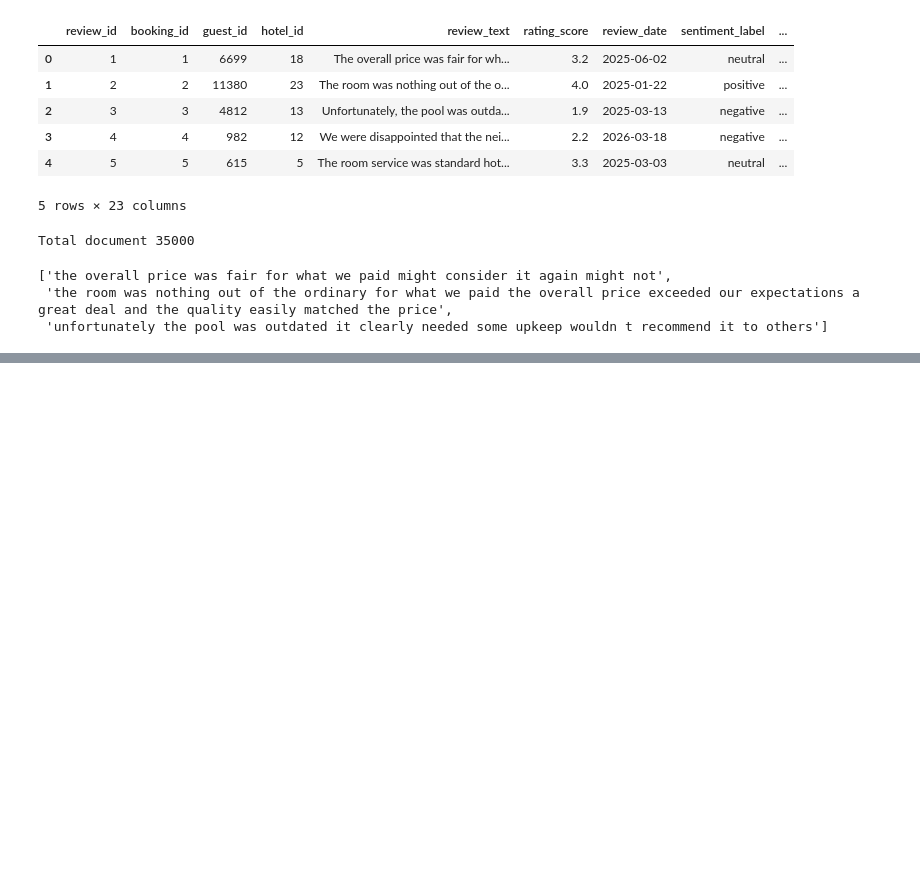
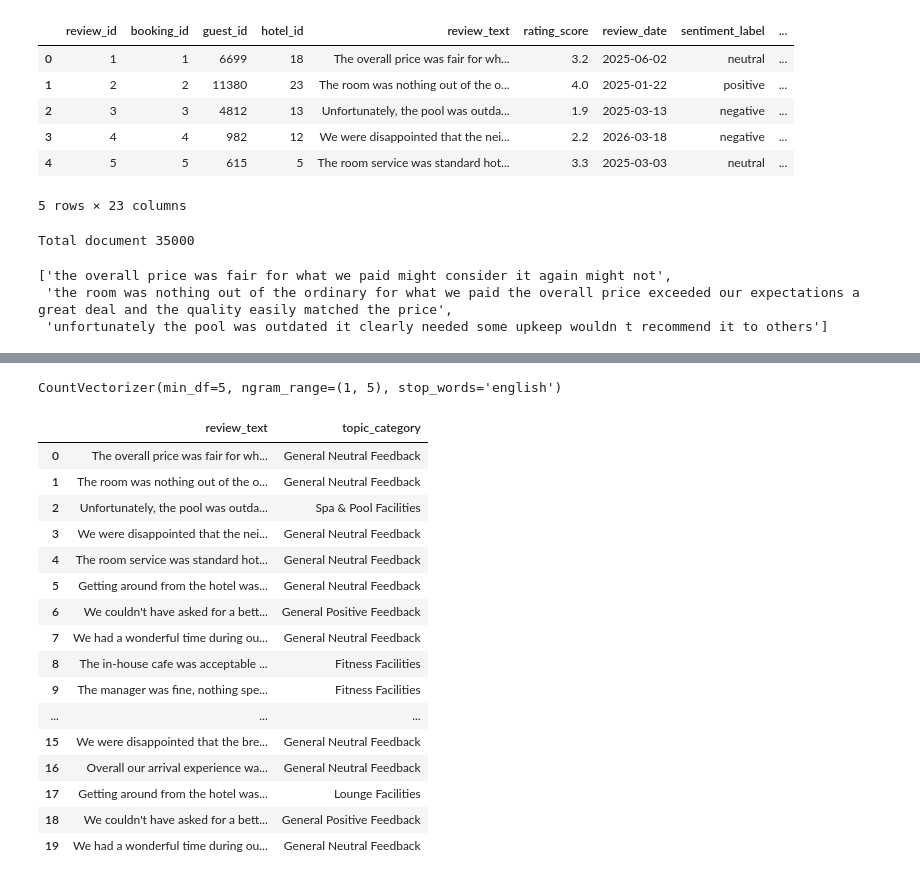
Before and after one commit to aderemi1224/Guest_Sentiment, a Jupyter notebook: notebook/03_topic_modelling.ipynb, the cells around one changed output, grey strips where cells are left out. Drawn from its saved outputs; the diff is of its cells as text; code cells hidden in the pictures; blank space fills up the shorter version.

```diff
--- a/notebook/03_topic_modelling.ipynb
+++ b/notebook/03_topic_modelling.ipynb
@@ -31,0 +294,45 @@ document = [re.sub(r'\s+',' ', doc) for doc in document]
+# %%
+print(topic_model.vectorizer_model)
+# %% [output]
+CountVectorizer(min_df=5, ngram_range=(1, 5), stop_words='english')
+# %%
+topic_labels = {
+    0: "General Neutral Feedback",       # overall, stay, paid, expected, fine
+    1: "Fitness Facilities",             # gym, fitness, facilities
+    2: "Spa & Pool Facilities",          # spa, pool
+    3: "General Positive Feedback",      # visit stood way
+    4: "General Positive Feedback",      # couldn't have asked for better
+    5: "General Positive Feedback",      # time truly memorable
+    6: "Business Center",                # business center
+    7: "Lounge Facilities",              # lounge
+    8: "General Dissatisfaction",        # high hopes, hotel, let down
+    9: "Wi-Fi & Connectivity",           # wi-fi
+    -1: "Unclassified",
+}
+
+merged["topic_category"] = new_topics
+merged["topic_category"] = (
+    merged["topic_category"]
+    .map(topic_labels)
+    .fillna("Unclassified")
+)
+
+display(merged[["review_text", "topic_category"]].head(20))
+# %% [output]
+|  | review_text | topic_category |
+| 0 | The overall price was fair for wh... | General Neutral Feedback |
+| 1 | The room was nothing out of the o... | General Neutral Feedback |
+| 2 | Unfortunately, the pool was outda... | Spa & Pool Facilities |
+| 3 | We were disappointed that the nei... | General Neutral Feedback |
+| 4 | The room service was standard hot... | General Neutral Feedback |
+| 5 | Getting around from the hotel was... | General Neutral Feedback |
+| 6 | We couldn't have asked for a bett... | General Positive Feedback |
+| 7 | We had a wonderful time during ou... | General Neutral Feedback |
+| 8 | The in-house cafe was acceptable ... | Fitness Facilities |
+| 9 | The manager was fine, nothing spe... | Fitness Facilities |
+| ... | ... | ... |
+| 15 | We were disappointed that the bre... | General Neutral Feedback |
+| 16 | Overall our arrival experience wa... | General Neutral Feedback |
+| 17 | Getting around from the hotel was... | Lounge Facilities |
+| 18 | We couldn't have asked for a bett... | General Positive Feedback |
+| 19 | We had a wonderful time during ou... | General Neutral Feedback |
```
Also changed, not shown: parts of 27 cells of this notebook, 3 other files.
